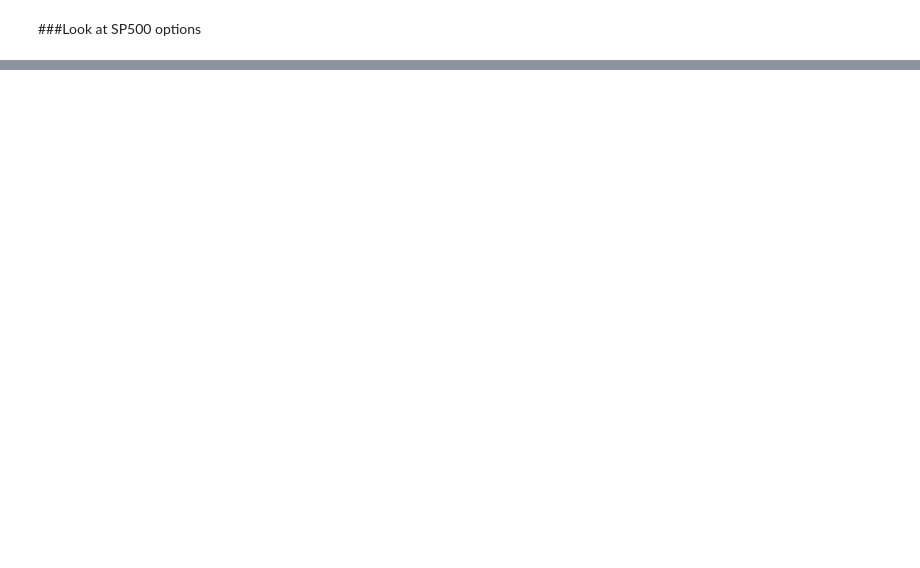
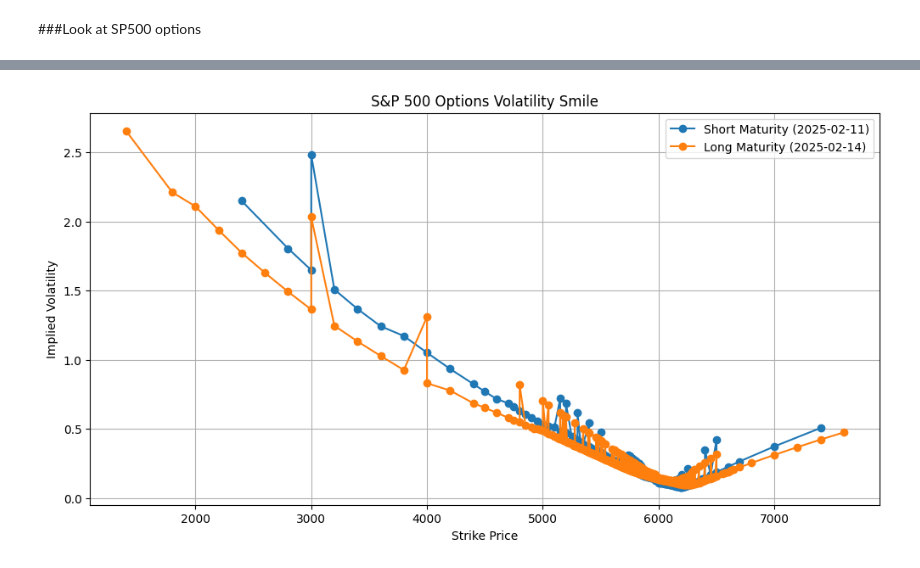
Before and after one commit to loisll/MMAI831, a Jupyter notebook: Assignment5_Finance.ipynb, the cells around one changed output, grey strips where cells are left out. Saved outputs shown, nothing was run; the diff lists cells and outputs as text; code cells hidden in the pictures; blank space fills up the shorter version.

```diff
--- a/Assignment5_Finance.ipynb
+++ b/Assignment5_Finance.ipynb
@@ -233,3 +276,44 @@ spx.info
+# %%
+spx=yf.Ticker('^SPX')
+options_dates = spx.options
+# Select two expiration dates (one short-term ~3 months, one long-term ~6 months)
+short_maturity =  options_dates[2]  # 3rd available expiration date (~3 months)
+long_maturity =  options_dates[5]  # 6th available expiration date (~6 months)
+
+# Fetch option chains for both maturities
+opt_short = spx.option_chain(short_maturity)
+opt_long = spx.option_chain(long_maturity)
+
+# Extract strike prices and implied volatilities for calls and puts
+def extract_volatility(option_chain):
+    calls = option_chain.calls[["strike", "impliedVolatility"]].dropna()
+    puts = option_chain.puts[["strike", "impliedVolatility"]].dropna()
+
+    # Combine calls and puts
+    options = pd.concat([calls, puts]).drop_duplicates().sort_values("strike")
+
+    return options
+
+# Get implied volatility data
+vol_short = extract_volatility(opt_short)
+vol_long = extract_volatility(opt_long)
+
+# Plot Volatility Smiles
+plt.figure(figsize=(12, 6))
+plt.plot(vol_short["strike"], vol_short["impliedVolatility"], label=f"Short Maturity ({short_maturity})", marker="o")
+plt.plot(vol_long["strike"], vol_long["impliedVolatility"], label=f"Long Maturity ({long_maturity})", marker="o")
+
+# Formatting the plot
+plt.xlabel("Strike Price")
+plt.ylabel("Implied Volatility")
+plt.title("S&P 500 Options Volatility Smile")
+plt.legend()
+plt.grid(True)
+
+# Show plot
+plt.show()
+# %% [output]
+[figure, added]
 # %%
 spx.options
 # %% [output]
```
Also changed, not shown: parts of 19 cells of this notebook.
